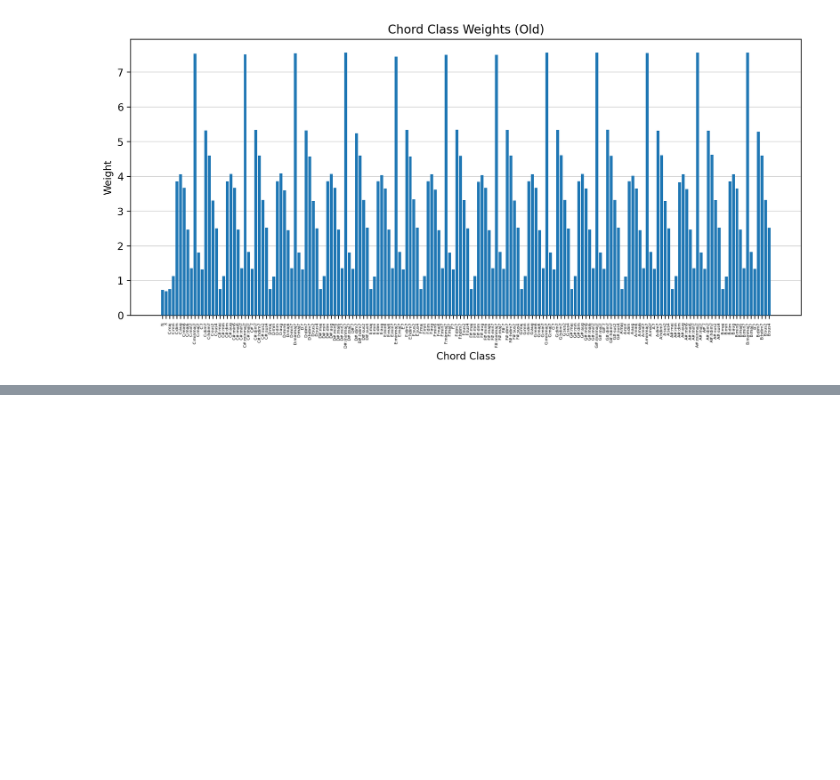
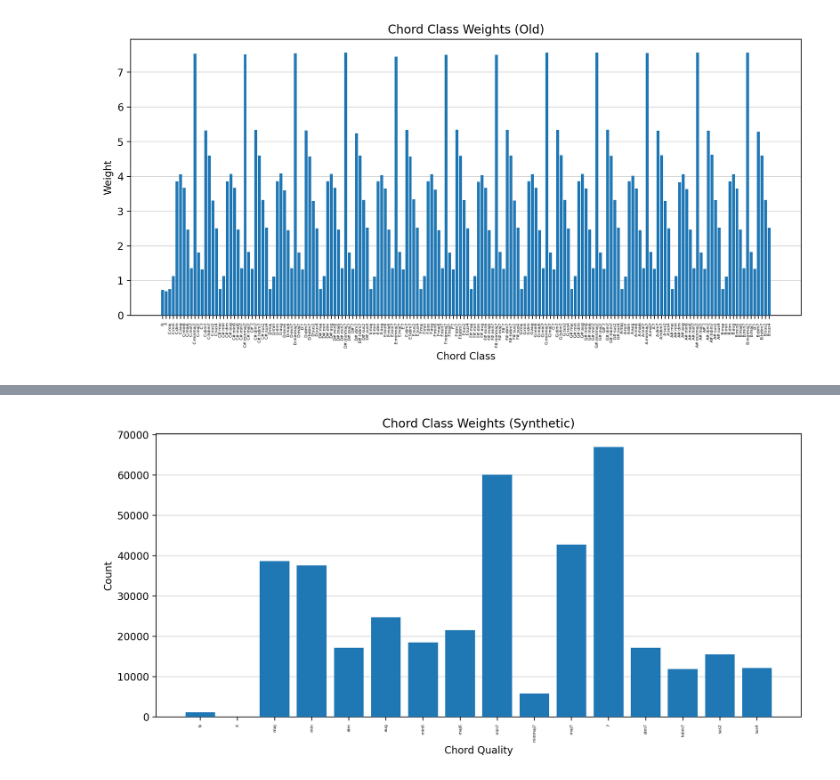
Before and after one commit to PierreRL/AutomaticChordRecognition, a Jupyter notebook: notebooks/experiments/5. Weighted Loss.ipynb, the cells around one changed output, grey strips where cells are left out. Saved outputs shown, nothing was run; the diff lists cells and outputs as text; code cells hidden in the pictures; blank space fills up the shorter version.

```diff
--- a/notebooks/experiments/5. Weighted Loss.ipynb
+++ b/notebooks/experiments/5. Weighted Loss.ipynb
@@ -196,0 +216,24 @@ plt.show()
+# %%
+# Now counts by quality rather than class
+from src.utils import get_chord_quality
+
+quality_counts = {}
+for i in range(len(counts)):
+    quality = get_chord_quality(i)
+    if quality not in quality_counts:
+        quality_counts[quality] = 0
+    quality_counts[quality] += counts[i]
+
+# Plot
+plt.figure(figsize=(10, 5))
+plt.grid(axis='y', alpha=0.5, zorder=-1)
+plt.bar(range(len(quality_counts)), quality_counts.values(), zorder=3, color='tab:blue')
+plt.xlabel('Chord Quality')
+plt.ylabel('Count')
+plt.title('Chord Class Weights (Synthetic)')
+plt.xticks(range(len(quality_counts)), quality_counts.keys() , rotation=90, fontsize=4)
+plt.tight_layout()
+# plt.savefig('./thesis/figures/class_weights_synth_quality.png', bbox_inches='tight')
+plt.show()
+# %% [output]
+[figure, added]
```
Also changed, not shown: parts of 9 cells of this notebook, 13 other files.
